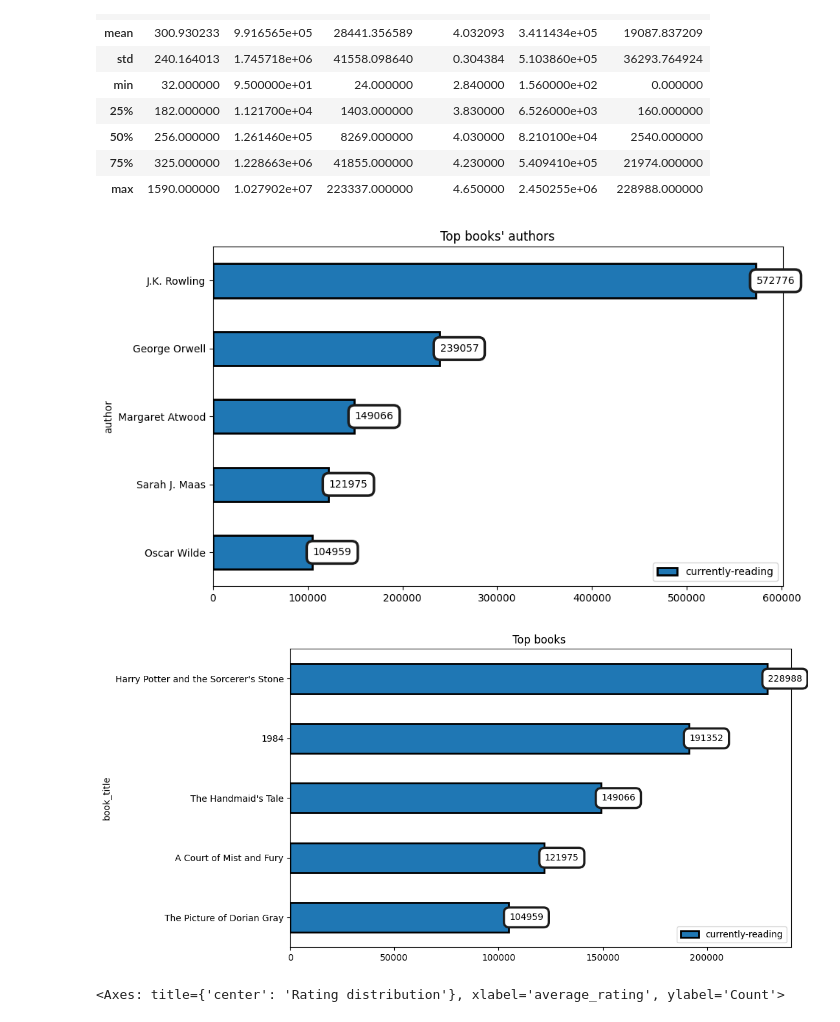
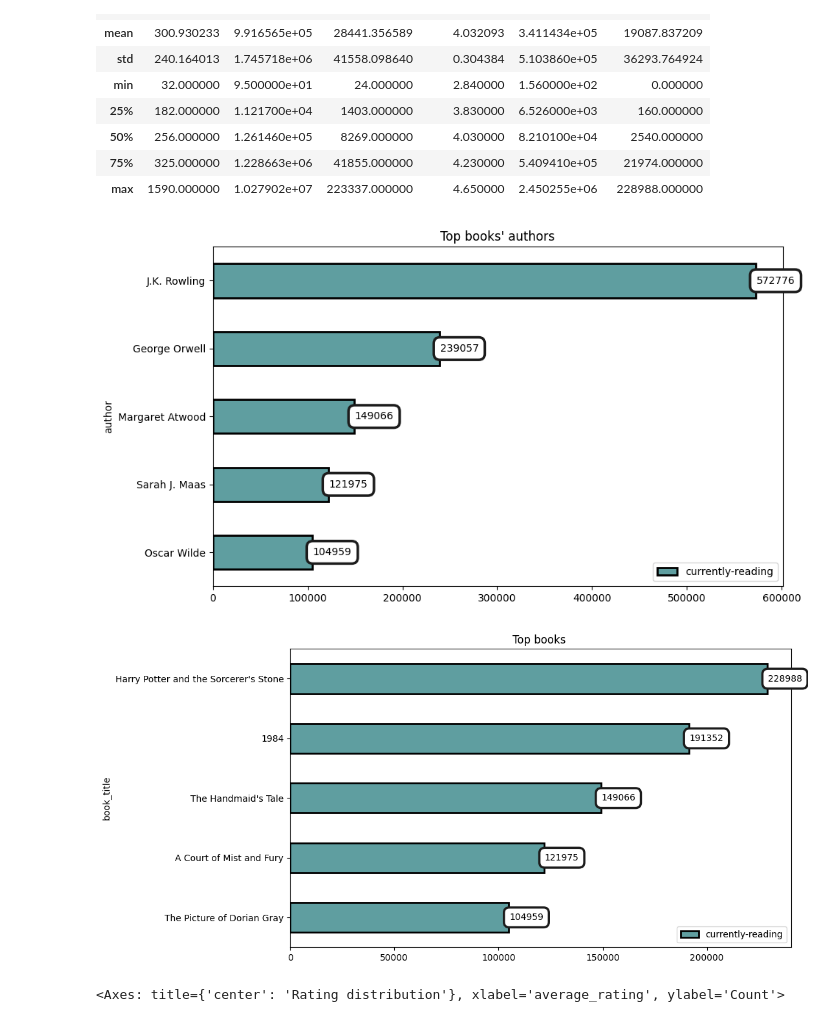
Before and after one commit to grrlofhighart/book_censorship, a Jupyter notebook: Analysis.ipynb, the cells around one changed output. Drawn from its saved outputs; the diff is of its cells as text; code cells hidden in the pictures.

```diff
--- a/Analysis.ipynb
+++ b/Analysis.ipynb
@@ -177,0 +182,4 @@ plt.show()
+# %%
+# Import table saved from sql database as dataframe
+df = pd.read_json(r'banned_book_data\all_books.json')
+df.head()
@@ -186,4 +205,0 @@ Index(['author', 'reasons', 'title'], dtype='object')
-# %%
-# Import table saved from sql database as dataframe
-df = pd.read_json(r'json_tables\all_books.json')
-df.head()
@@ -202,6 +210,7 @@ df['num_ratings'] = df['num_ratings'].replace(',', '', regex=True)
 # %%
 # Convert values to numberical
 df['year_first_published'] = pd.to_datetime(df['year_first_published'], format='%B %d, %Y', errors='coerce')
+df['isbn13'] = pd.to_numeric(df['isbn13'], errors='coerce')
 df['num_ratings'] = pd.to_numeric(df['num_ratings'], errors='coerce')
 df['num_reviews'] = pd.to_numeric(df['num_reviews'], errors='coerce')
 df.head()
@@ -255,6 +264,8 @@ df2['book_title'] = df2['book_title'].drop_duplicates()
 
 # removing empty rows
 df2=df2.dropna()
+cols = ['to-read', 'currently-reading']
+df2[cols] = df2[cols].applymap(np.int64)
 df2.info()
 # %% [output]
 <class 'pandas.core.frame.DataFrame'>
@@ -289,21 +300,21 @@ df2.describe()
 topauthors=pd.pivot_table(df2,index='author',values='currently-reading',aggfunc='sum')
 topauthors=topauthors.sort_values(by='currently-reading',ascending=False).head()
 topauthors=topauthors.sort_values(by='currently-reading',ascending=True)
-p1=topauthors.plot(kind='barh',figsize=(10,6),title="Top books' authors",edgecolor = 'black',lw=2)
+p1=topauthors.plot(kind='barh',figsize=(10,6),title="Top books' authors",color = 'cadetblue', edgecolor = 'black',lw=2)
 p1.bar_label(p1.containers[0], label_type='edge',padding=0.5, bbox={"boxstyle": "round", "pad": 0.6, "facecolor": "white", "edgecolor": "#1c1c1c", "linewidth" : 2.5, "alpha": 1})
 plt.show()
 # %% [output]
-[figure, old version]
+[figure, new version]
 # %%
 # Obtain top books based on currently-reading value
 topbooks=pd.pivot_table(df2,index='book_title',values='currently-reading')
 topbooks=topbooks.sort_values(by='currently-reading',ascending=False).head()
 topbooks=topbooks.sort_values(by='currently-reading',ascending=True)
-p2=topbooks.plot(kind='barh',figsize=(10,6),title='Top books ',edgecolor = 'black',lw=2)
+p2=topbooks.plot(kind='barh',figsize=(10,6),title='Top books ', color = 'cadetblue', edgecolor = 'black',lw=2)
 p2.bar_label(p2.containers[0], label_type='edge',padding=0.5, bbox={"boxstyle": "round", "pad": 0.6, "facecolor": "white", "edgecolor": "#1c1c1c", "linewidth" : 2.5, "alpha": 1})
 plt.show()
 # %% [output]
-[figure, old version]
+[figure, new version]
 # %%
 # Rating Distribution based on average_rating column of all_books table
 plt.figure(figsize=(10,7))
```
Also changed, not shown: parts of 16 cells of this notebook.
